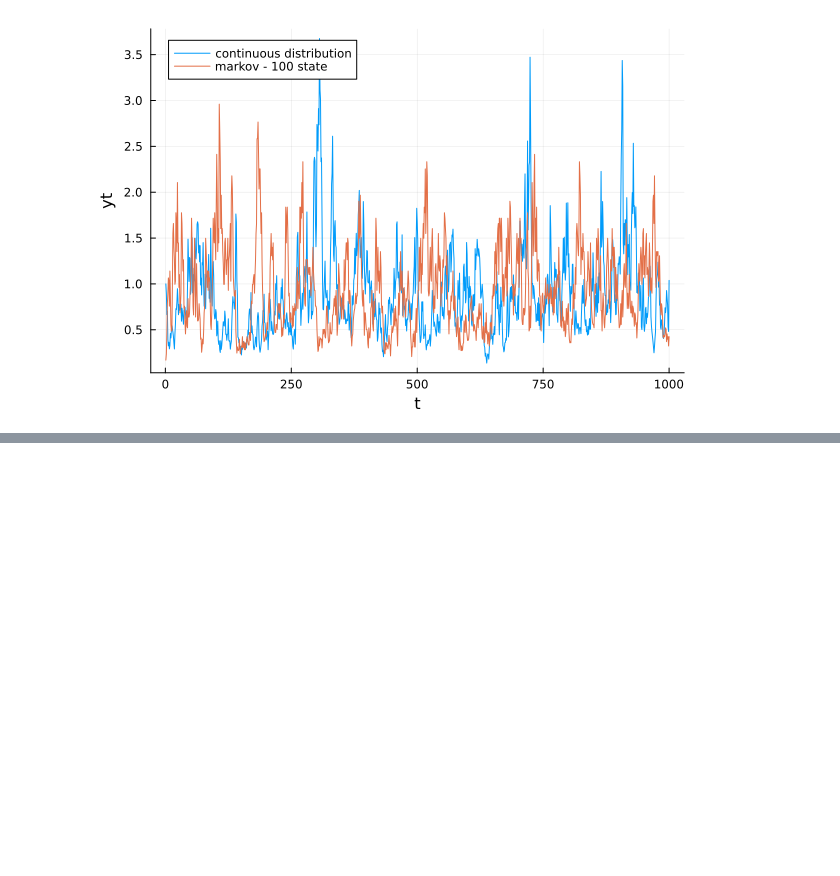
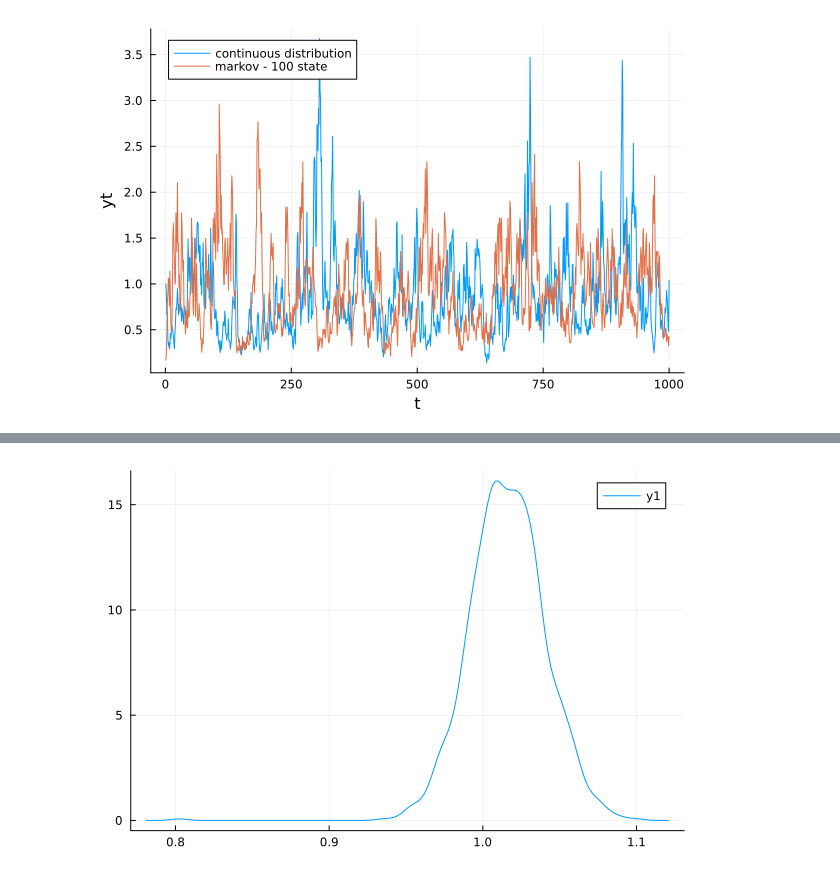
Before and after one commit to emmerola/PSC_macro, a Jupyter notebook: merola_psC_toShare.ipynb, the cells around one changed output, grey strips where cells are left out. Saved outputs shown, nothing was run; the diff lists cells and outputs as text; code cells hidden in the pictures; blank space fills up the shorter version.

```diff
--- a/merola_psC_toShare.ipynb
+++ b/merola_psC_toShare.ipynb
@@ -208,0 +491,4 @@ b = plot(a, tgrid, ygrid100, label = "markov - 100 state", xlabel="t", ylabel="y
+# %%
+sig5 = density(vec(σC5))
+# %% [output]
+[figure, added]
```
Also changed, not shown: parts of 23 cells of this notebook.
